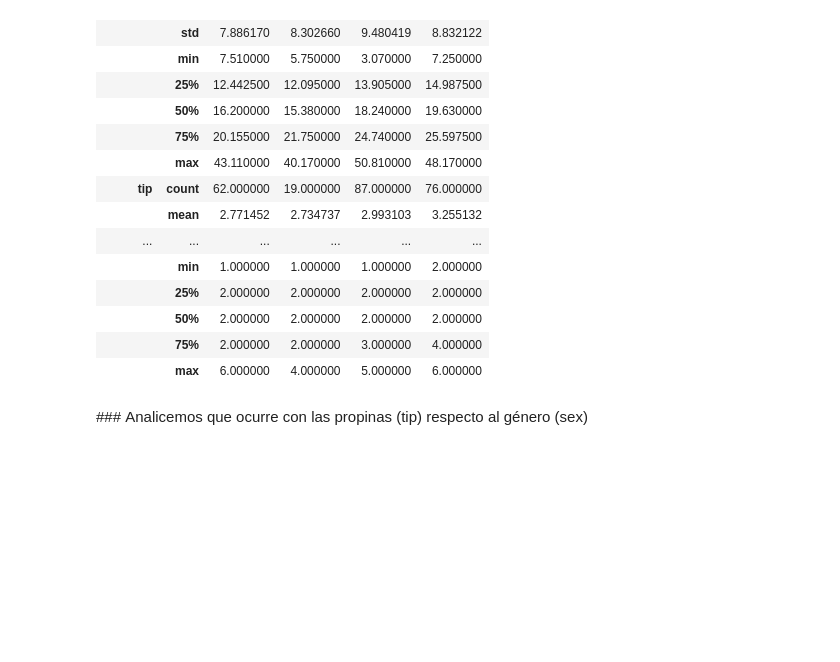
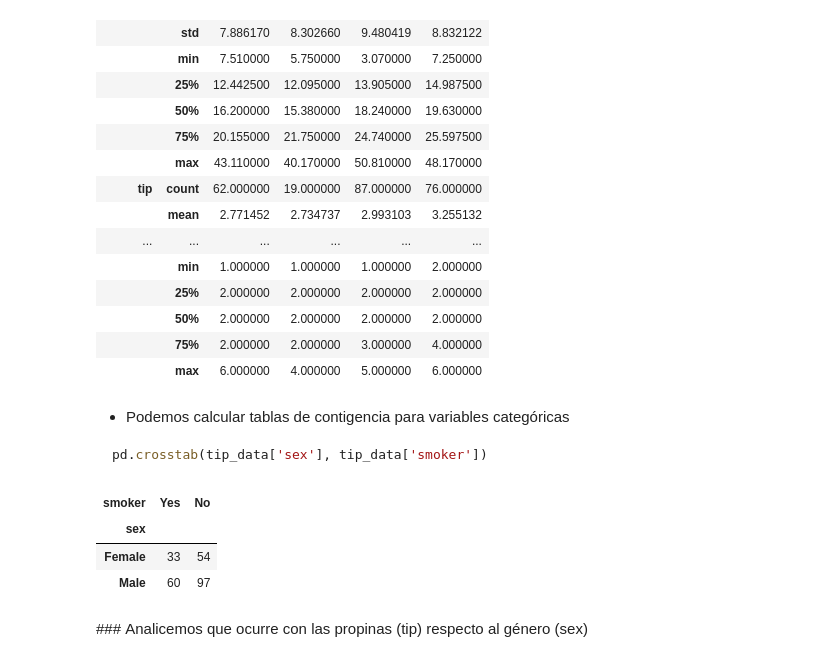
Before and after one commit to marsgr6/EN-online, a Jupyter notebook: exploratory_data_analysis.ipynb, the cells around one changed output. Cells and saved outputs as stored; diff of their text form; code cells hidden in the pictures; blank space fills up the shorter version.

````diff
--- a/exploratory_data_analysis.ipynb
+++ b/exploratory_data_analysis.ipynb
@@ -295,6 +338,18 @@ tip_data.groupby('day').describe().transpose()
 |  | 50% | 2.000000 | 2.000000 | 2.000000 | 2.000000 |
 |  | 75% | 2.000000 | 2.000000 | 3.000000 | 4.000000 |
 |  | max | 6.000000 | 4.000000 | 5.000000 | 6.000000 |
+# %% [markdown]
+- Podemos calcular tablas de contigencia para variables categóricas
+```Python
+pd.crosstab(tip_data['sex'], tip_data['smoker'])
+```
+# %%
+pd.crosstab(tip_data['sex'], tip_data['smoker'])
+# %% [output]
+| smoker | Yes | No |
+| sex |  |  |
+| Female | 33 | 54 |
+| Male | 60 | 97 |
 # %% [markdown]
 ### Analicemos que ocurre con las propinas (tip) respecto al género (sex)
 # %%
````
Also changed, not shown: parts of 11 cells of this notebook, 1 other file.
